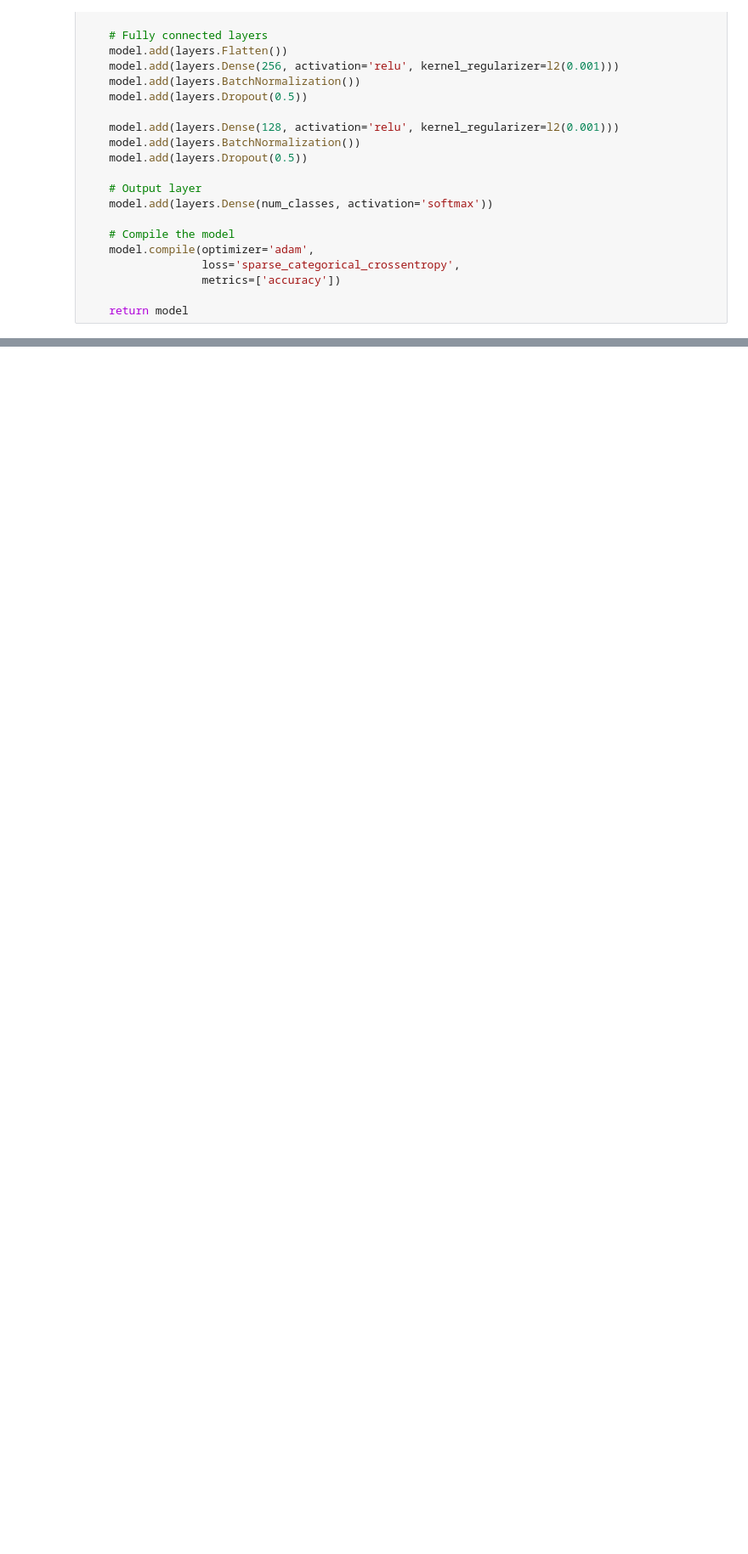
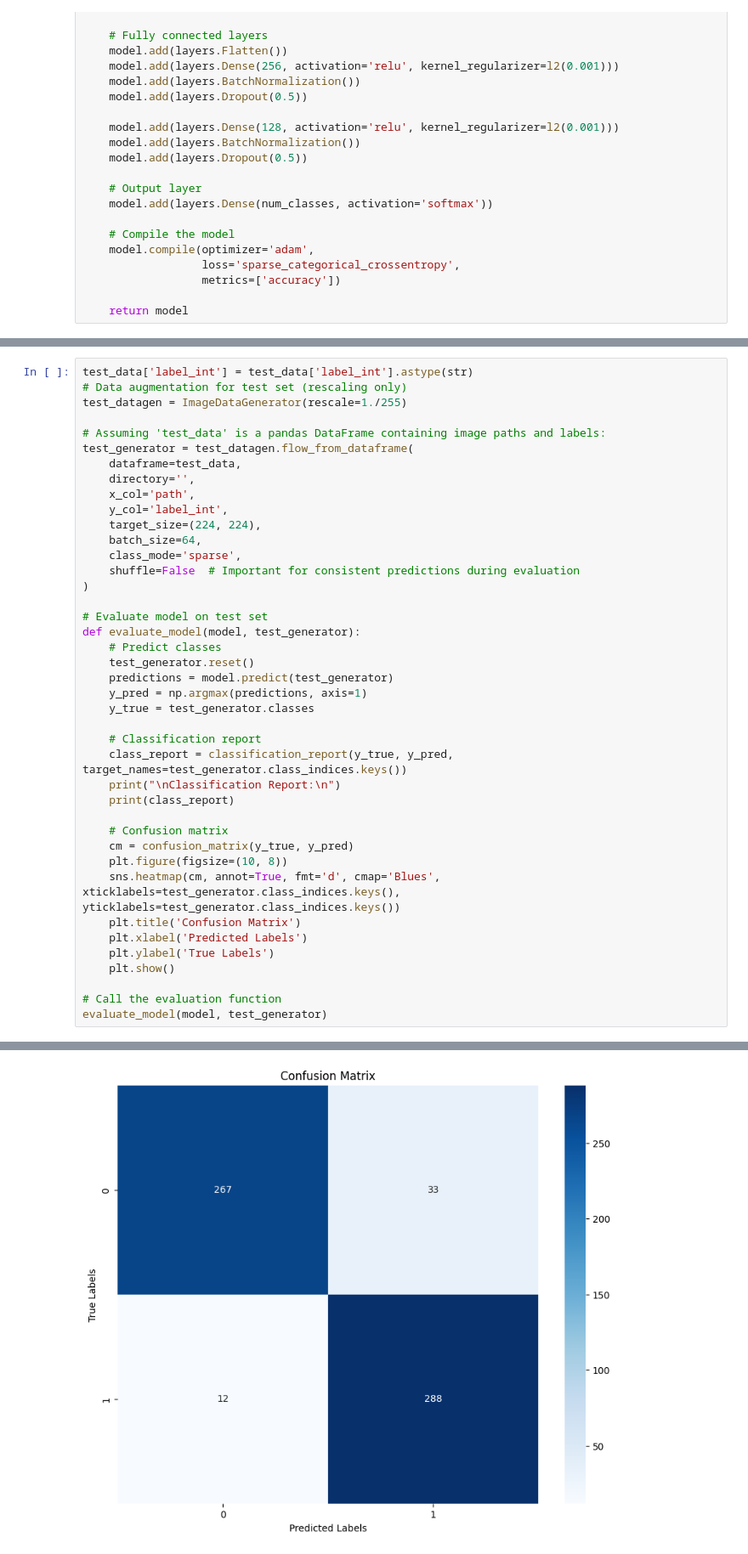
Before and after one commit to junaidhashmi1/Image_Classification_Code_Repo_Project, a Jupyter notebook: Breast_Cancer_Image_Classification.ipynb, the cells around one changed output, grey strips where cells are left out. Shown at 85% size. Drawn from its saved outputs; the diff is of its cells as text; blank space fills up the shorter version.

```diff
--- a/Breast_Cancer_Image_Classification.ipynb
+++ b/Breast_Cancer_Image_Classification.ipynb
@@ -339,0 +393,42 @@ WARNING:absl:You are saving your model as an HDF5 file via `model.save()` or `ke
+# %%
+test_data['label_int'] = test_data['label_int'].astype(str)
+# Data augmentation for test set (rescaling only)
+test_datagen = ImageDataGenerator(rescale=1./255)
+
+# Assuming 'test_data' is a pandas DataFrame containing image paths and labels:
+test_generator = test_datagen.flow_from_dataframe(
+    dataframe=test_data,
+    directory='',
+    x_col='path',
+    y_col='label_int',
+    target_size=(224, 224),
+    batch_size=64,
+    class_mode='sparse',
+    shuffle=False  # Important for consistent predictions during evaluation
+)
+
+# Evaluate model on test set
+def evaluate_model(model, test_generator):
+    # Predict classes
+    test_generator.reset()
+    predictions = model.predict(test_generator)
+    y_pred = np.argmax(predictions, axis=1)
+    y_true = test_generator.classes
+
+    # Classification report
+    class_report = classification_report(y_true, y_pred, target_names=test_generator.class_indices.keys())
+    print("\nClassification Report:\n")
+    print(class_report)
+
+    # Confusion matrix
+    cm = confusion_matrix(y_true, y_pred)
+    plt.figure(figsize=(10, 8))
+    sns.heatmap(cm, annot=True, fmt='d', cmap='Blues', xticklabels=test_generator.class_indices.keys(), yticklabels=test_generator.class_indices.keys())
+    plt.title('Confusion Matrix')
+    plt.xlabel('Predicted Labels')
+    plt.ylabel('True Labels')
+    plt.show()
+
+# Call the evaluation function
+evaluate_model(model, test_generator)
+# %% [output]
@@ -339,0 +448 @@ WARNING:absl:You are saving your model as an HDF5 file via `model.save()` or `ke
+[figure, added]
```
Also changed, not shown: parts of 38 cells of this notebook.
